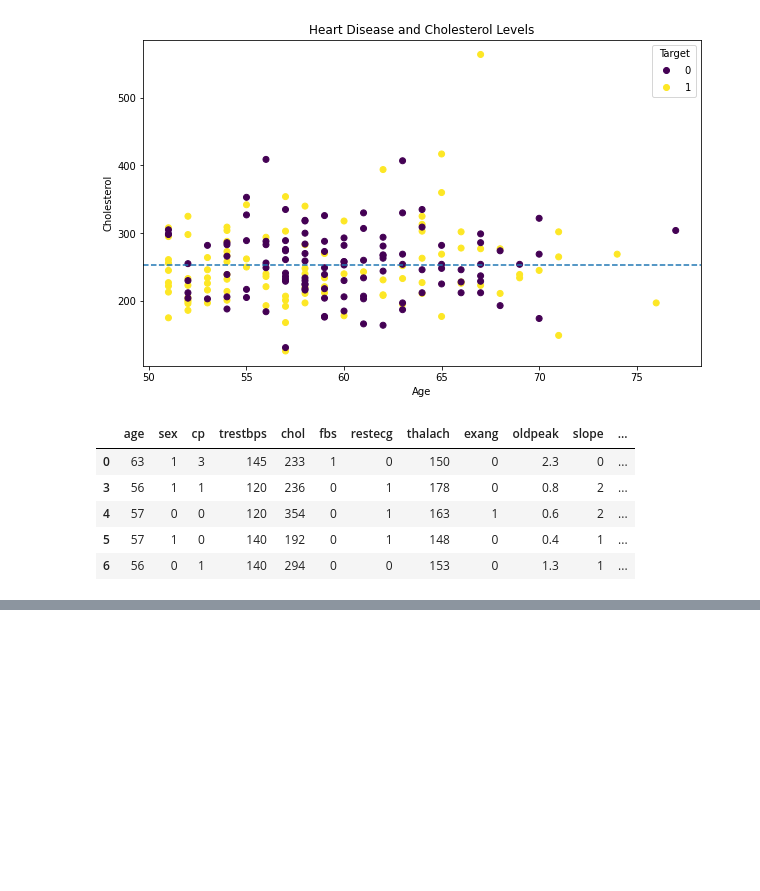
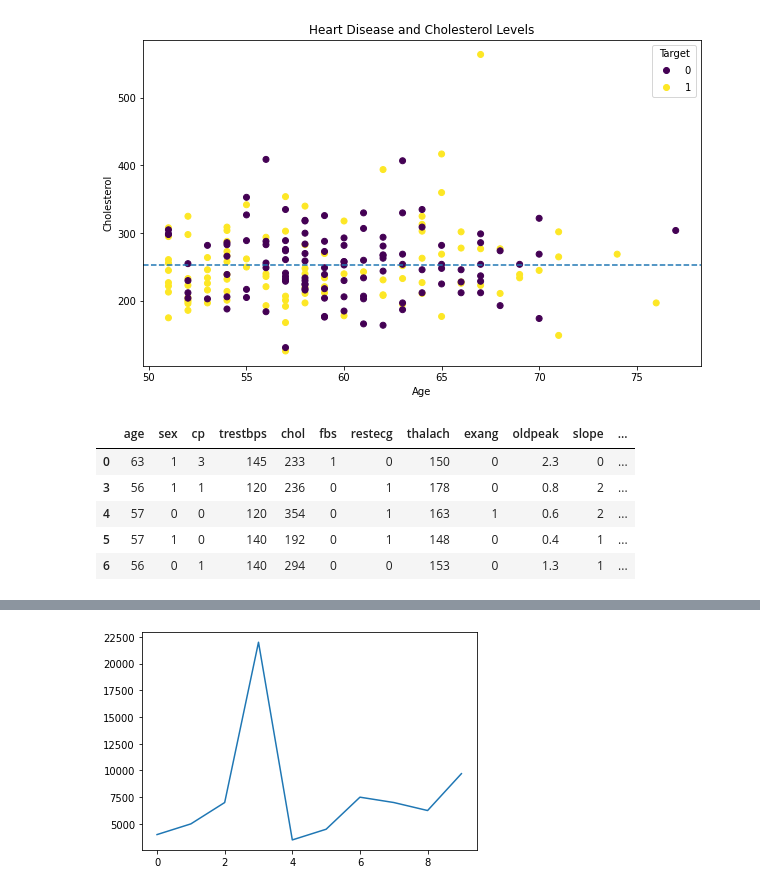
Before and after one commit to cwg7/Matplotlib-works, a Jupyter notebook: matplotlib_Overview.ipynb, the cells around one changed output, grey strips where cells are left out. Cells and saved outputs as stored; diff of their text form; code cells hidden in the pictures; blank space fills up the shorter version.

Commit message:
customizing plots

```diff
--- a/matplotlib_Overview.ipynb
+++ b/matplotlib_Overview.ipynb
@@ -537,0 +561,4 @@ fig.suptitle("Heart Disease Analysis", fontsize=16, fontweight="bold");
+# %%
+car_sales["Price"].plot();
+# %% [output]
+[figure, added]
```
Also changed, not shown: parts of 18 cells of this notebook.
